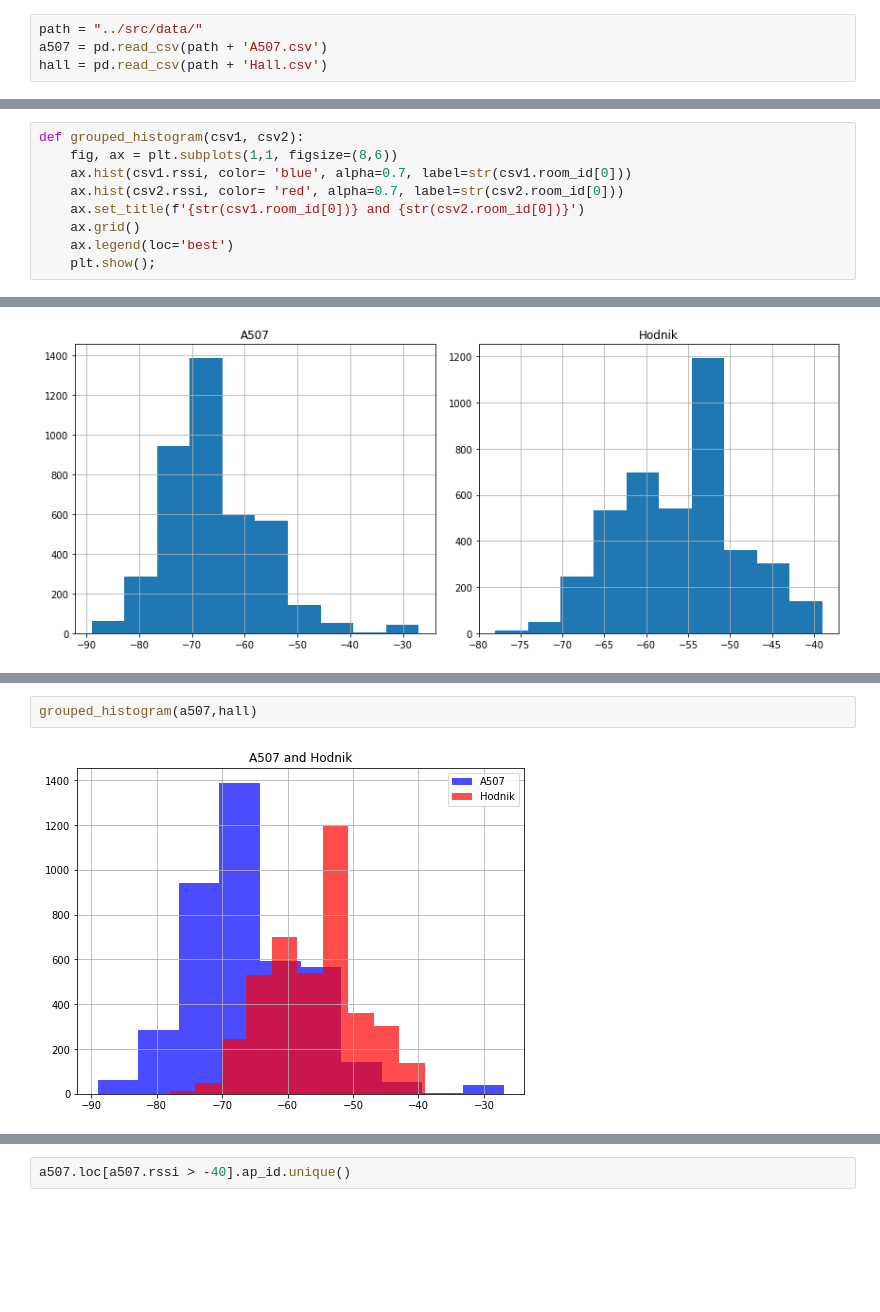
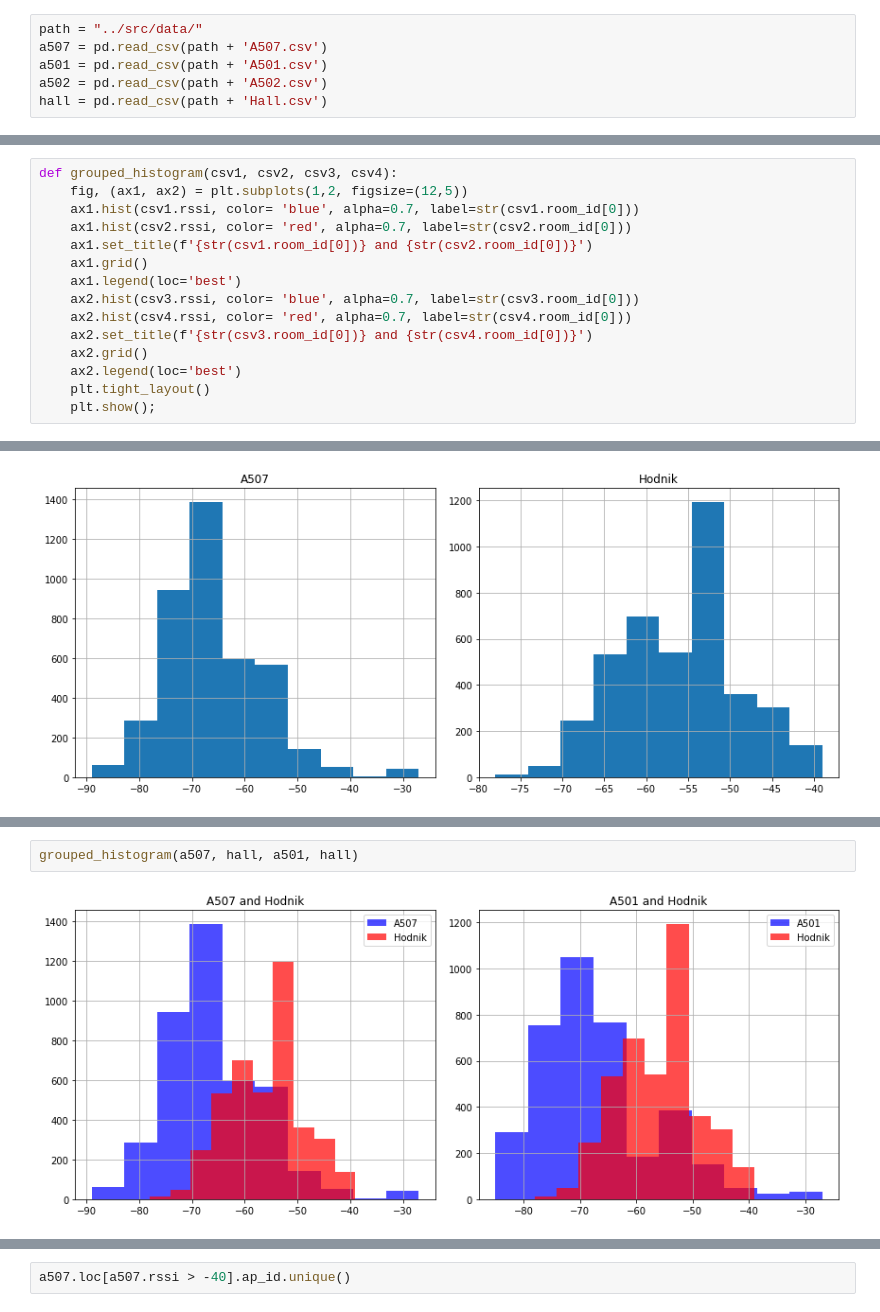
Before and after one commit to TomislavZupanovic/Wifi-Localization, a Jupyter notebook: notebook/data_analysis.ipynb, the cells around one changed output, grey strips where cells are left out. Saved outputs shown, nothing was run; the diff lists cells and outputs as text; blank space fills up the shorter version.

```diff
--- a/notebook/data_analysis.ipynb
+++ b/notebook/data_analysis.ipynb
@@ -6,6 +6,8 @@ import matplotlib.pyplot as plt
 # %%
 path = "../src/data/"
 a507 = pd.read_csv(path + 'A507.csv')
+a501 = pd.read_csv(path + 'A501.csv')
+a502 = pd.read_csv(path + 'A502.csv')
 hall = pd.read_csv(path + 'Hall.csv')
 # %%
 def boxplot(csv):
@@ -28,12 +30,18 @@ def histograms(csv1, csv2):
     plt.tight_layout()
     plt.show();
 # %%
-def grouped_histogram(csv1, csv2):
-    fig, ax = plt.subplots(1,1, figsize=(8,6))
-    ax.hist(csv1.rssi, color= 'blue', alpha=0.7, label=str(csv1.room_id[0]))
-    ax.hist(csv2.rssi, color= 'red', alpha=0.7, label=str(csv2.room_id[0]))
-    ax.set_title(f'{str(csv1.room_id[0])} and {str(csv2.room_id[0])}')
-    ax.grid()
-    ax.legend(loc='best')
+def grouped_histogram(csv1, csv2, csv3, csv4):
+    fig, (ax1, ax2) = plt.subplots(1,2, figsize=(12,5))
+    ax1.hist(csv1.rssi, color= 'blue', alpha=0.7, label=str(csv1.room_id[0]))
+    ax1.hist(csv2.rssi, color= 'red', alpha=0.7, label=str(csv2.room_id[0]))
+    ax1.set_title(f'{str(csv1.room_id[0])} and {str(csv2.room_id[0])}')
+    ax1.grid()
+    ax1.legend(loc='best')
+    ax2.hist(csv3.rssi, color= 'blue', alpha=0.7, label=str(csv3.room_id[0]))
+    ax2.hist(csv4.rssi, color= 'red', alpha=0.7, label=str(csv4.room_id[0]))
+    ax2.set_title(f'{str(csv3.room_id[0])} and {str(csv4.room_id[0])}')
+    ax2.grid()
+    ax2.legend(loc='best')
+    plt.tight_layout()
     plt.show();
 # %%
@@ -49,4 +63,4 @@ histograms(a507,hall)
 # %%
-grouped_histogram(a507,hall)
+grouped_histogram(a507, hall, a501, hall)
 # %% [output]
-[figure, old version]
+[figure, new version]
```
Also changed, not shown: parts of 6 cells of this notebook.
